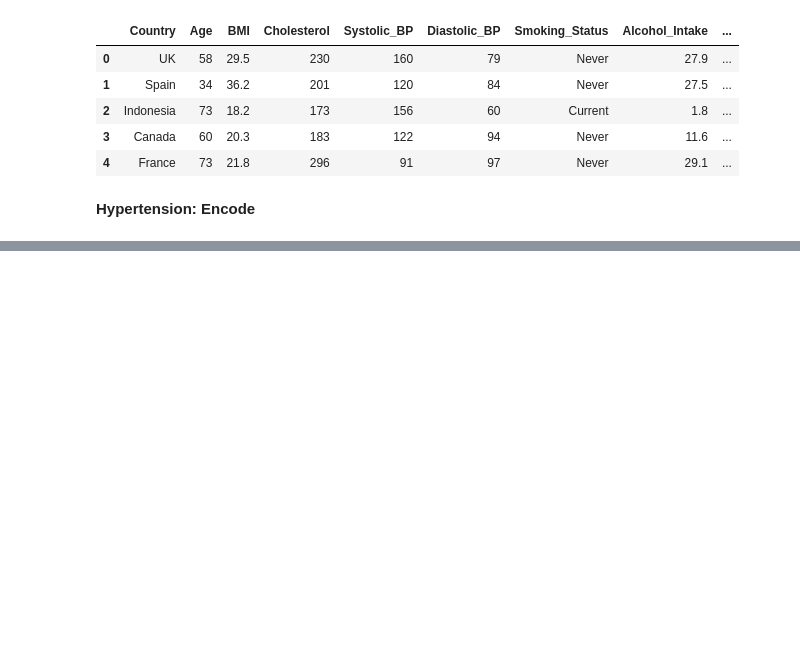
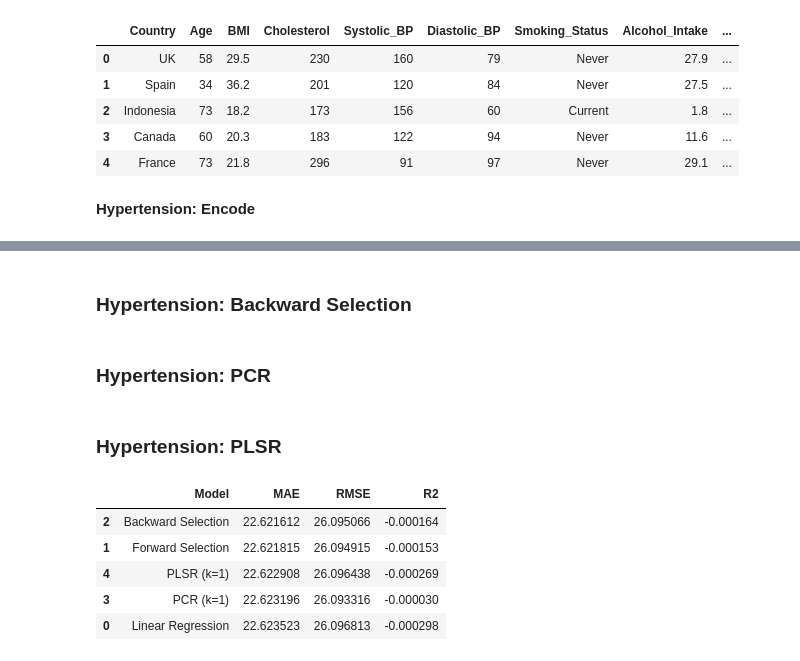
Before and after one commit to jydeleon/JazminRepo-799, a Jupyter notebook: Homeworks/Week 3.ipynb, the cells around one changed output, grey strips where cells are left out. Drawn from its saved outputs; the diff is of its cells as text; code cells hidden in the pictures; blank space fills up the shorter version.

```diff
--- a/Homeworks/Week 3.ipynb
+++ b/Homeworks/Week 3.ipynb
@@ -259,0 +420,23 @@ Xtr_hypertension, Xte_hypertension, ytr_hypertension, yte_hypertension = train_t
+# %% [markdown]
+### Hypertension: Backward Selection
+# %%
+# --- Backward Selection ---
+bwd_hypertension = Pipeline([
+    ("scale", StandardScaler()),
+    ("sfs", SequentialFeatureSelector(LinearRegression(),
+                                      direction="backward",
+                                      n_features_to_select="auto",
+                                      scoring="neg_mean_absolute_error",
+                                      cv=5, n_jobs=-1)),
+    ("lr", LinearRegression())
+])
+bwd_hypertension.fit(Xtr_hypertension, ytr_hypertension)
+y_pred_hypertension = bwd_hypertension.predict(Xte_hypertension)
+results_hypertension.append({
+    "Model": "Backward Selection",
+    "MAE": mean_absolute_error(yte_hypertension, y_pred_hypertension),
+    "RMSE": mean_squared_error(yte_hypertension, y_pred_hypertension)** 0.5,
+    "R2": r2_score(yte_hypertension, y_pred_hypertension)
+})
+# %% [markdown]
+### Hypertension: PCR
@@ -259,0 +470,36 @@ Xtr_hypertension, Xte_hypertension, ytr_hypertension, yte_hypertension = train_t
+# %% [markdown]
+### Hypertension: PLSR
+# %%
+# --- PLSR ---
+scores = []
+max_k = min(30, Xtr_hypertension.shape[1])
+for k in range(1, max_k + 1):
+    plsr = Pipeline([
+        ("scale", StandardScaler()),
+        ("pls", PLSRegression(n_components=k, scale=False))
+    ])
+    mae = -cross_val_score(plsr, Xtr_hypertension, ytr_hypertension,
+                           scoring="neg_mean_absolute_error", cv=cv, n_jobs=-1).mean()
+    scores.append((k, mae))
+best_k_pls = min(scores, key=lambda t: t[1])[0]
+plsr_best_hypertension = Pipeline([
+    ("scale", StandardScaler()),
+    ("pls", PLSRegression(n_components=best_k_pls, scale=False))
+])
+plsr_best_hypertension.fit(Xtr_hypertension, ytr_hypertension)
+y_pred_hypertension = plsr_best_hypertension.predict(Xte_hypertension)
+results_hypertension.append({
+    "Model": f"PLSR (k={best_k_pls})",
+    "MAE": mean_absolute_error(yte_hypertension, y_pred_hypertension),
+    "RMSE": mean_squared_error(yte_hypertension, y_pred_hypertension)** 0.5,
+    "R2": r2_score(yte_hypertension, y_pred_hypertension)
+})
+
+pd.DataFrame(results_hypertension).sort_values("MAE")
+# %% [output]
+|  | Model | MAE | RMSE | R2 |
+| 2 | Backward Selection | 22.621612 | 26.095066 | -0.000164 |
+| 1 | Forward Selection | 22.621815 | 26.094915 | -0.000153 |
+| 4 | PLSR (k=1) | 22.622908 | 26.096438 | -0.000269 |
+| 3 | PCR (k=1) | 22.623196 | 26.093316 | -0.000030 |
+| 0 | Linear Regression | 22.623523 | 26.096813 | -0.000298 |
```
Also changed, not shown: parts of 25 cells of this notebook, 2 other files.
